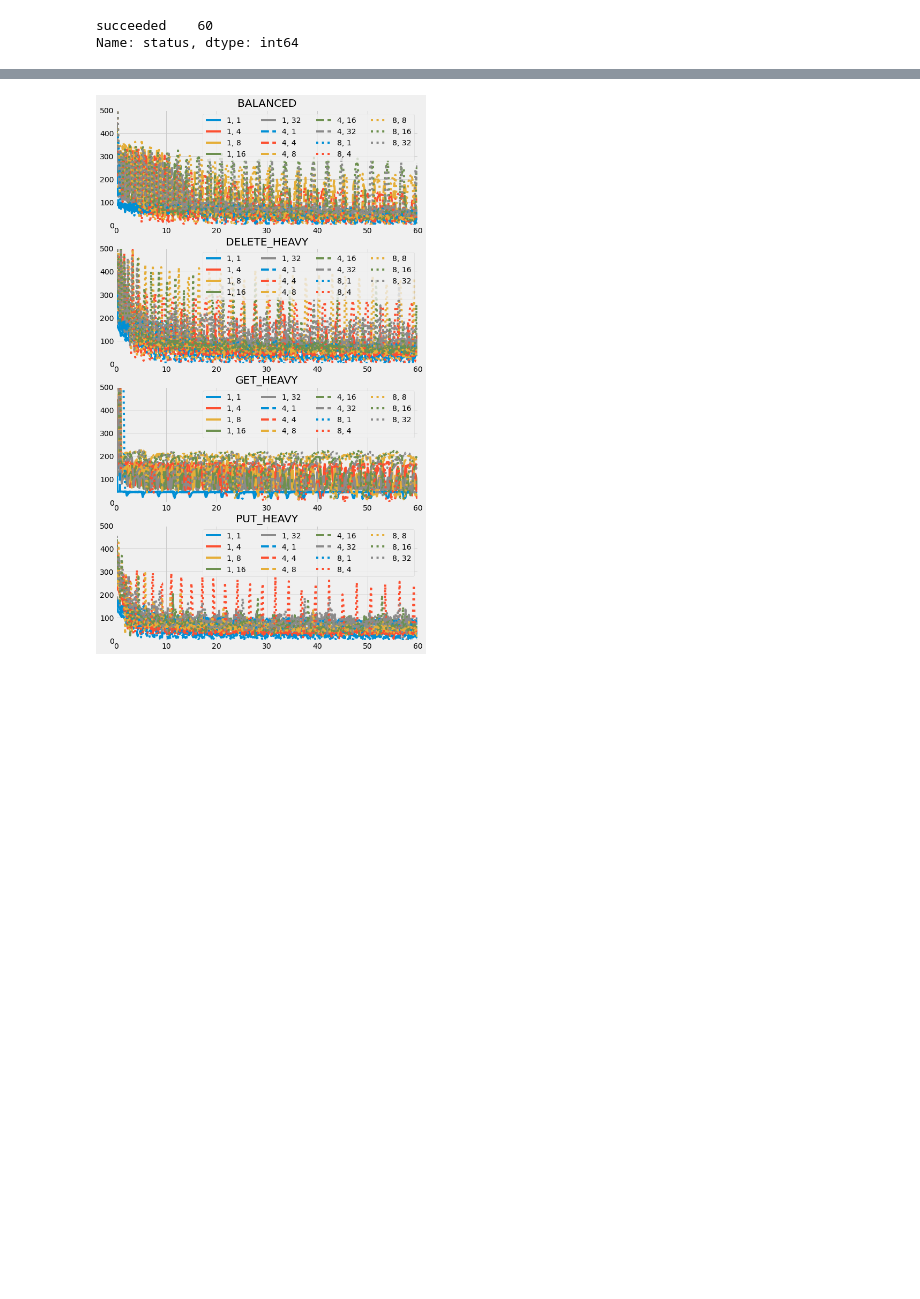
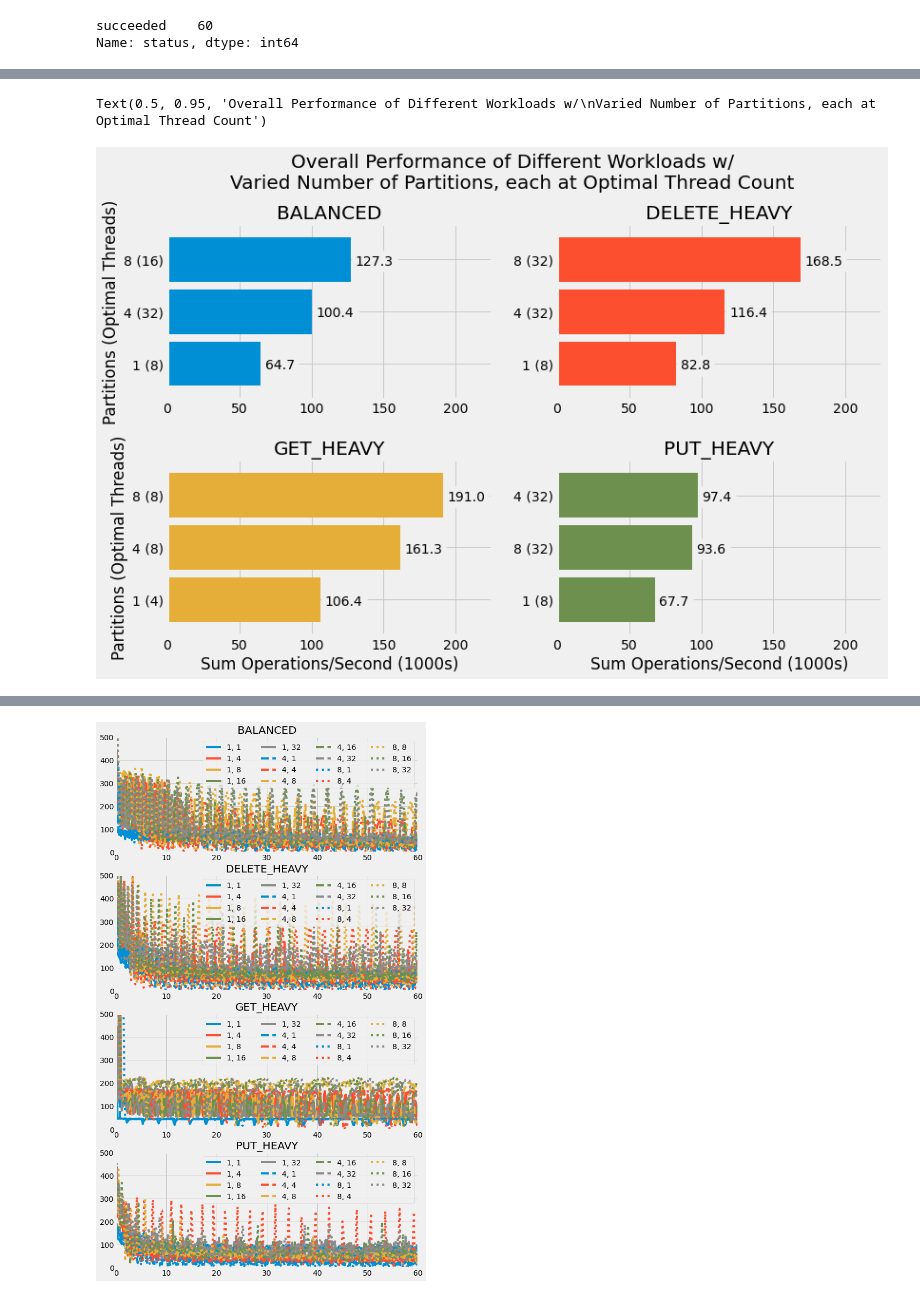
Before and after one commit to DBFromZero/dbf0analysis, a Jupyter notebook: xplr_lsm_part.ipynb, the cells around one changed output, grey strips where cells are left out. Saved outputs shown, nothing was run; the diff lists cells and outputs as text; code cells hidden in the pictures; blank space fills up the shorter version.

```diff
--- a/xplr_lsm_part.ipynb
+++ b/xplr_lsm_part.ipynb
@@ -108,0 +159,33 @@ partition_to_ls = dict(zip(sorted(set(spec_values['partitions'])), ['-', '--', '
+# %%
+def select_highest_performing_thread_count(df):
+    s = df.set_index('thread_count')['sum']
+    i = s.idxmax()
+    return pd.Series({'thread_count': i, 'sum': s[i]})
+
+fig = plt.figure(figsize=(12, 8))
+for ax_i, (color, (workload, workload_df)) in enumerate(zip(colors, normed_results.groupby('workload'))):
+    ax = fig.add_subplot(2, 2, 1+ax_i)
+    ax.set_title(workload)
+
+    workload_df = workload_df.reset_index().groupby('partitions').apply(select_highest_performing_thread_count)
+    x = workload_df.reset_index().set_index(['partitions', 'thread_count'])['sum'].sort_values(ascending=True)
+    x.plot.barh(ax=ax, color=color, width=0.85)
+    for i, v in enumerate(x):
+        ax.text(v + 3, i - 0.1, str(round(v, 1)), bbox=dict(facecolor='#f0f0f0', alpha=1))
+
+    ax.set_yticklabels([f'{int(p)} ({int(t)})' for p,t in x.index])
+
+    plt.xlim(0, 225)
+    if ax_i>=2:
+        ax.set_xlabel('Sum Operations/Second (1000s)')
+    if ax_i%2==0:
+        ax.set_ylabel('Partitions (Optimal Threads)')
+    else:
+        ax.set_ylabel('')
+fig.subplots_adjust(hspace=0.35, top=0.82)
+fig.suptitle('Overall Performance of Different Workloads w/\n'
+             'Varied Number of Partitions, each at Optimal Thread Count',
+             y=0.95, size=20)
+# %% [output]
+Text(0.5, 0.95, 'Overall Performance of Different Workloads w/\nVaried Number of Partitions, each at Optimal Thread Count')
+[figure, added]
```
Also changed, not shown: parts of 24 cells of this notebook, 1 other file.
